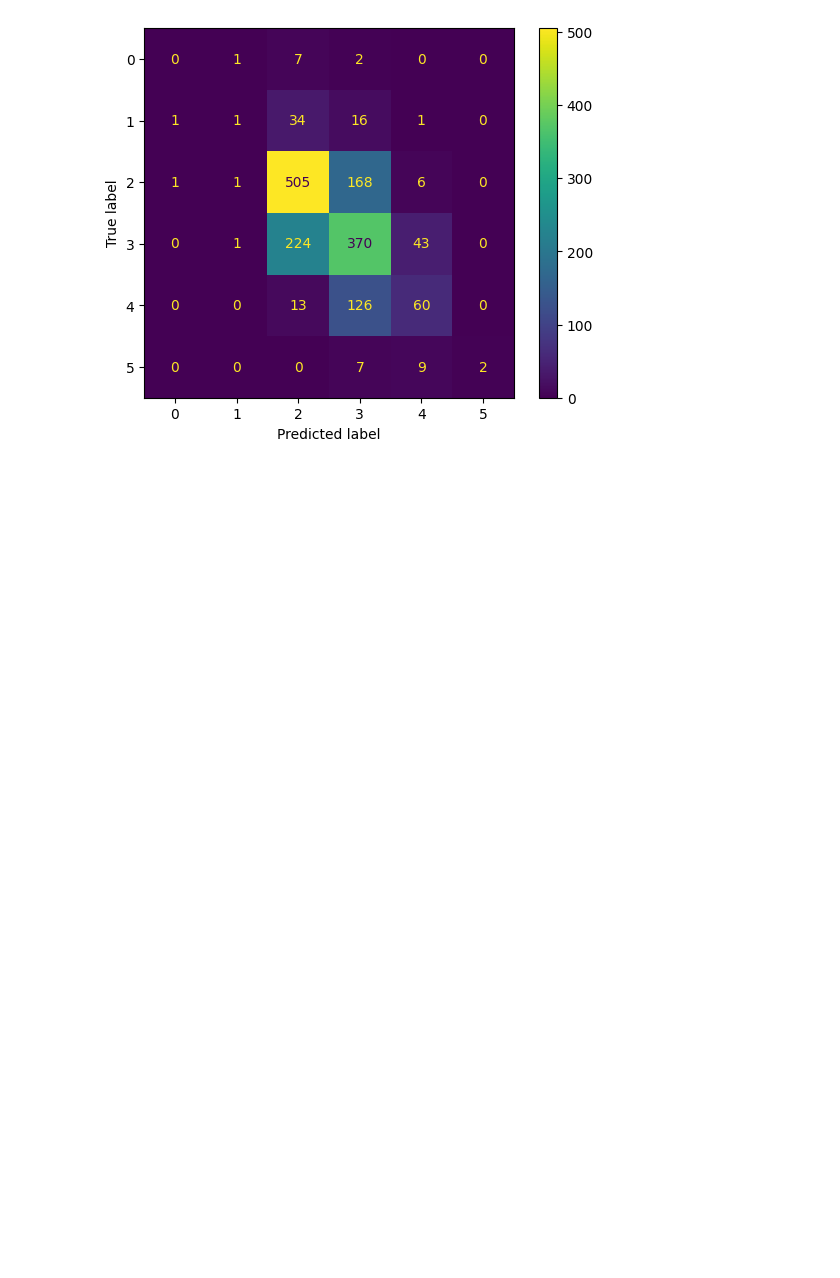
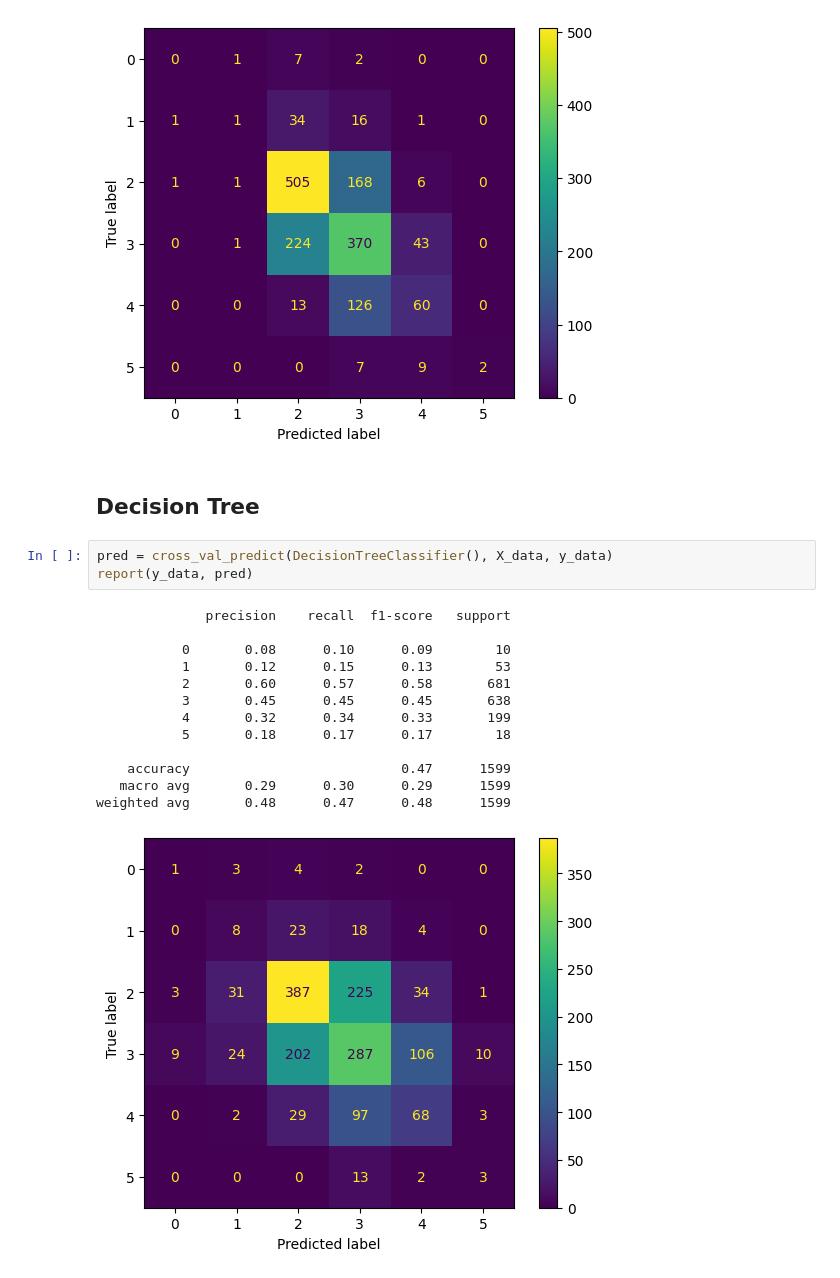
Before and after one commit to caglarrkeskinn/WineQualityClassification, a Jupyter notebook: 2 - CrossValidation.ipynb, the cells around one changed output. Drawn from its saved outputs; the diff is of its cells as text; blank space fills up the shorter version.

```diff
--- a/2 - CrossValidation.ipynb
+++ b/2 - CrossValidation.ipynb
@@ -58,3 +58,22 @@ report(y_data, pred)
    macro avg       0.49      0.29      0.31      1599
 weighted avg       0.57      0.59      0.57      1599
 [figure]
+# %% [markdown]
+## Decision Tree
+# %%
+pred = cross_val_predict(DecisionTreeClassifier(), X_data, y_data)
+report(y_data, pred)
+# %% [output]
+              precision    recall  f1-score   support
+
+           0       0.08      0.10      0.09        10
+           1       0.12      0.15      0.13        53
+           2       0.60      0.57      0.58       681
+           3       0.45      0.45      0.45       638
+           4       0.32      0.34      0.33       199
+           5       0.18      0.17      0.17        18
+
+    accuracy                           0.47      1599
+   macro avg       0.29      0.30      0.29      1599
+weighted avg       0.48      0.47      0.48      1599
+[figure, added]
```
Also changed, not shown: parts of 5 cells of this notebook, 2 other files.
